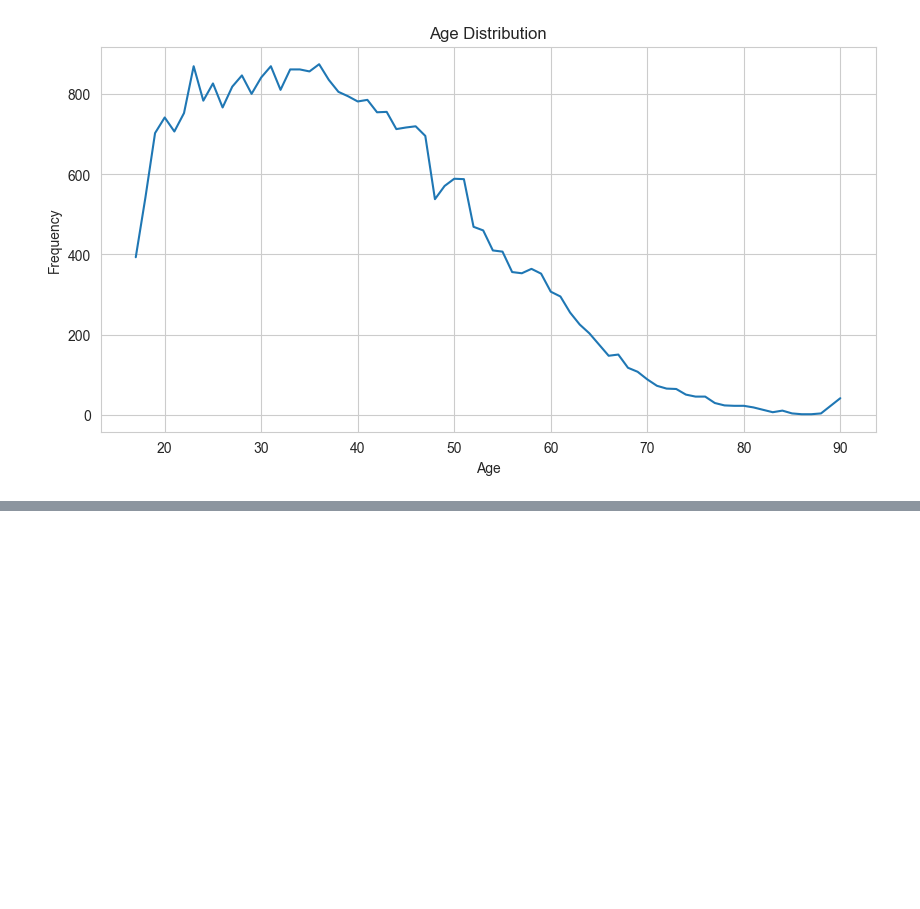
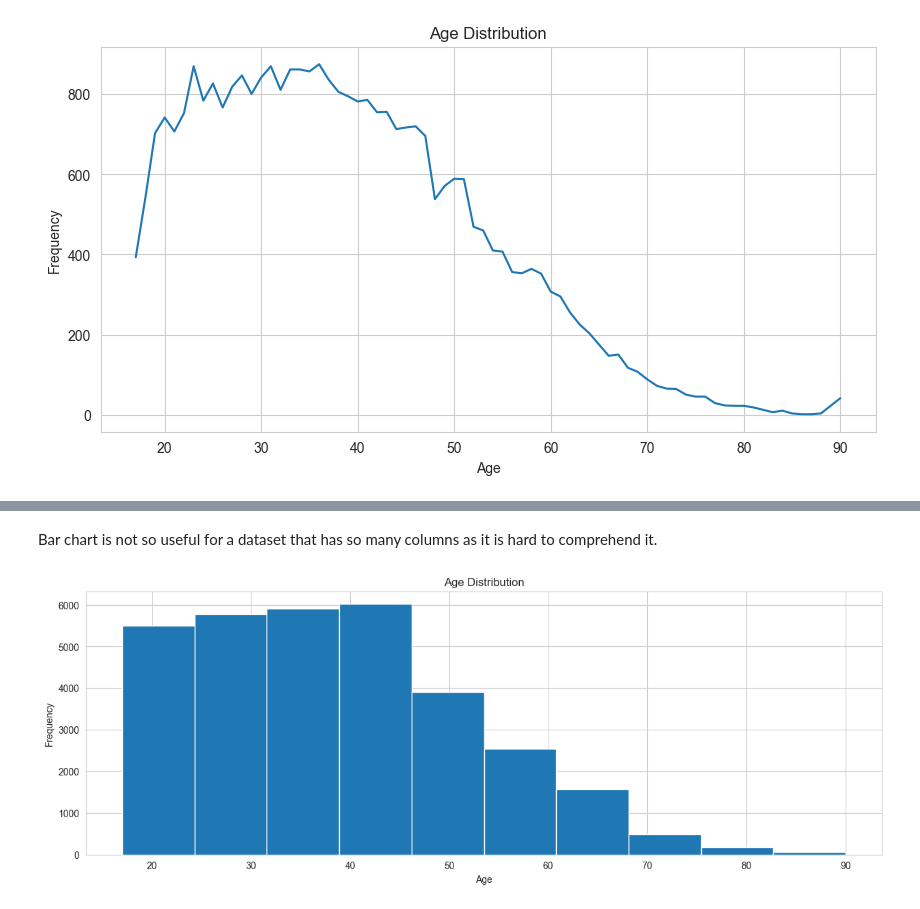
Before and after one commit to atareversei/data-science-playground, a Jupyter notebook: 02-feature-engineering-and-visualizations/01-adult-work-status.ipynb, the cells around one changed output, grey strips where cells are left out. Saved outputs shown, nothing was run; the diff lists cells and outputs as text; code cells hidden in the pictures; blank space fills up the shorter version.

```diff
--- a/02-feature-engineering-and-visualizations/01-adult-work-status.ipynb
+++ b/02-feature-engineering-and-visualizations/01-adult-work-status.ipynb
@@ -115,0 +132,10 @@ plt.show()
+# %% [markdown]
+Bar chart is not so useful for a dataset that has so many columns as it is hard to comprehend it.
+# %%
+df['age'].plot(kind='hist', figsize=(15, 5))
+plt.title('Age Distribution')
+plt.xlabel('Age')
+plt.ylabel('Frequency')
+plt.show()
+# %% [output]
+[figure, added]
```
Also changed, not shown: parts of 8 cells of this notebook.
